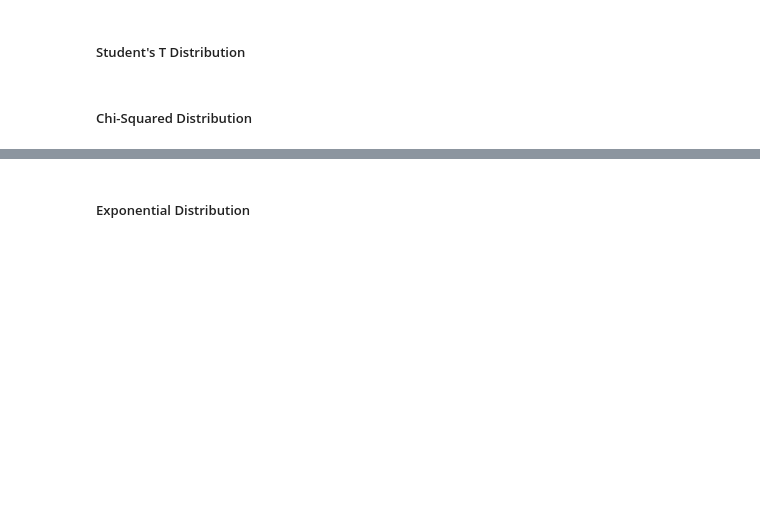
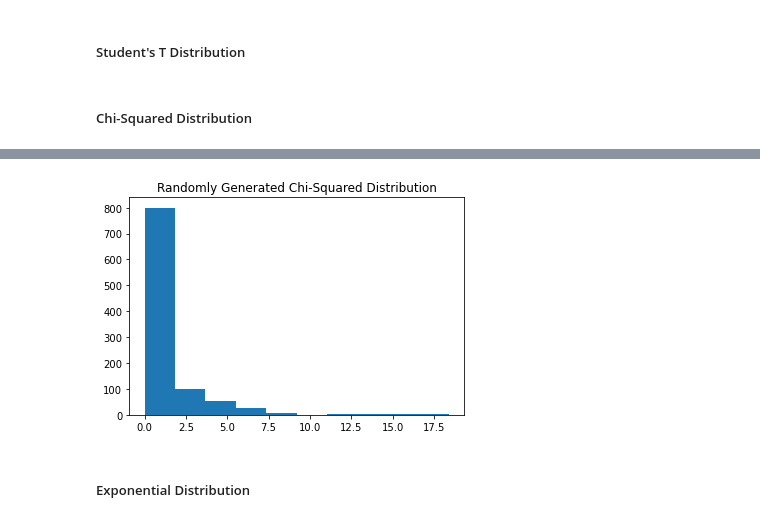
Before and after one commit to ManasviMalepati/StatisticsWorkbook, a Jupyter notebook: StatisticsWorkbook.ipynb, the cells around one changed output, grey strips where cells are left out. Drawn from its saved outputs; the diff is of its cells as text; code cells hidden in the pictures; blank space fills up the shorter version.

```diff
--- a/StatisticsWorkbook.ipynb
+++ b/StatisticsWorkbook.ipynb
@@ -136,2 +165,13 @@ plt.show()
+# %%
+import numpy as np
+from scipy.stats import chi2
+numargs = chi2.numargs
+[a] = [0.6, ] * numargs
+random_variable = stats.chi2.rvs(a, scale = 2,  size = 1000)
+plt.hist(random_variable)
+plt.title("Randomly Generated Chi-Squared Distribution")
+plt.show()
+# %% [output]
+[figure, added]
 # %% [markdown]
 ##### Exponential Distribution
```
Also changed, not shown: parts of 33 cells of this notebook.
